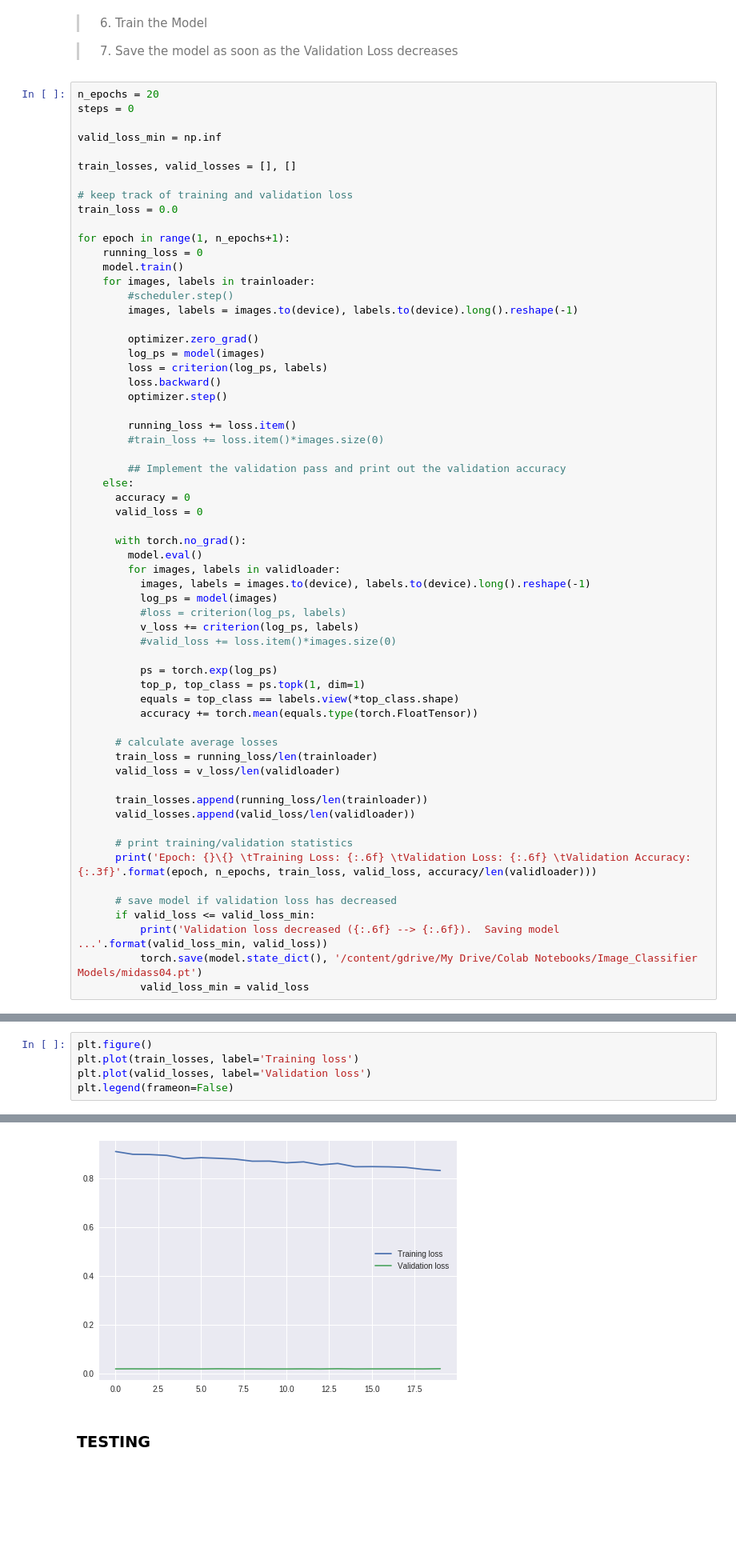
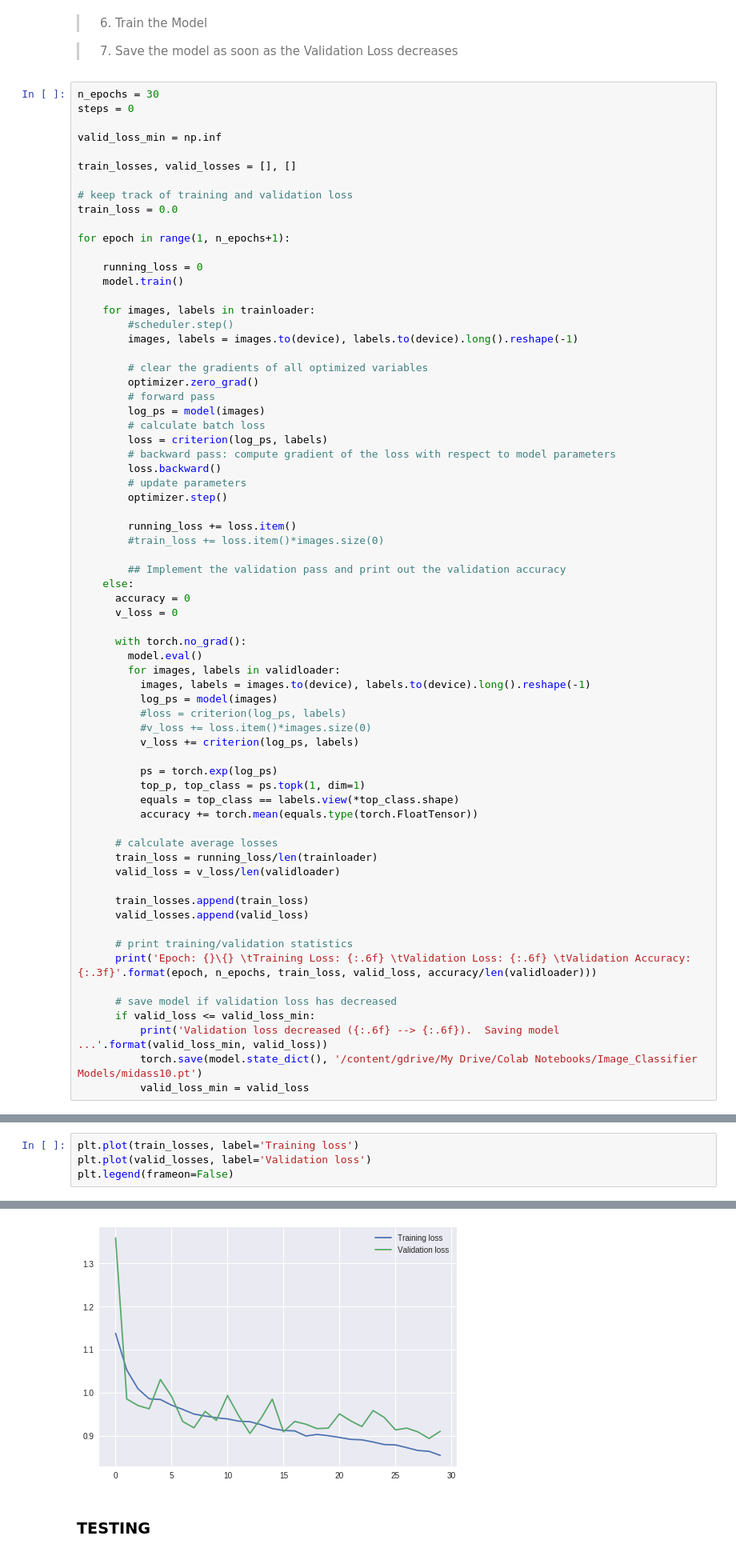
Before and after one commit to kanishk16/routetoMIDASS, a Jupyter notebook: CV_Problem/CV_Problem.ipynb, the cells around one changed output, grey strips where cells are left out. Shown: that part at 80% size. Saved outputs shown, nothing was run; the diff lists cells and outputs as text; blank space fills up the shorter version.

Commit message:
chore: training trial 2 complete

```diff
--- a/CV_Problem/CV_Problem.ipynb
+++ b/CV_Problem/CV_Problem.ipynb
@@ -321,7 +312,7 @@ MnistResNet(
 
 >7. Save the model as soon as the Validation Loss decreases
 # %%
-n_epochs = 20
+n_epochs = 30
 steps = 0
 
 valid_loss_min = np.inf
@@ -332,16 +323,23 @@ train_losses, valid_losses = [], []
 train_loss = 0.0
 
 for epoch in range(1, n_epochs+1):
+
     running_loss = 0
     model.train()
+
     for images, labels in trainloader:
         #scheduler.step()
         images, labels = images.to(device), labels.to(device).long().reshape(-1)
 
+        # clear the gradients of all optimized variables
         optimizer.zero_grad()
+        # forward pass
         log_ps = model(images)
+        # calculate batch loss
         loss = criterion(log_ps, labels)
+        # backward pass: compute gradient of the loss with respect to model parameters
         loss.backward()
+        # update parameters
         optimizer.step()
 
         running_loss += loss.item()
@@ -350,7 +348,7 @@ for epoch in range(1, n_epochs+1):
         ## Implement the validation pass and print out the validation accuracy
     else:
       accuracy = 0
-      valid_loss = 0
+      v_loss = 0
 
       with torch.no_grad():
         model.eval()
@@ -358,8 +356,8 @@ for epoch in range(1, n_epochs+1):
           images, labels = images.to(device), labels.to(device).long().reshape(-1)
           log_ps = model(images)
           #loss = criterion(log_ps, labels)
+          #v_loss += loss.item()*images.size(0)
           v_loss += criterion(log_ps, labels)
-          #valid_loss += loss.item()*images.size(0)
 
           ps = torch.exp(log_ps)
           top_p, top_class = ps.topk(1, dim=1)
@@ -370,8 +368,8 @@ for epoch in range(1, n_epochs+1):
       train_loss = running_loss/len(trainloader)
       valid_loss = v_loss/len(validloader)
 
-      train_losses.append(running_loss/len(trainloader))
-      valid_losses.append(valid_loss/len(validloader))
+      train_losses.append(train_loss)
+      valid_losses.append(valid_loss)
 
       # print training/validation statistics
       print('Epoch: {}\{} \tTraining Loss: {:.6f} \tValidation Loss: {:.6f} \tValidation Accuracy: {:.3f}'.format(epoch, n_epochs, train_loss, valid_loss, accuracy/len(validloader)))
@@ -379,6 +377,6 @@ for epoch in range(1, n_epochs+1):
       # save model if validation loss has decreased
       if valid_loss <= valid_loss_min:
           print('Validation loss decreased ({:.6f} --> {:.6f}).  Saving model ...'.format(valid_loss_min, valid_loss))
-          torch.save(model.state_dict(), '/content/gdrive/My Drive/Colab Notebooks/Image_Classifier Models/midass04.pt')
+          torch.save(model.state_dict(), '/content/gdrive/My Drive/Colab Notebooks/Image_Classifier Models/midass10.pt')
           valid_loss_min = valid_loss
 # %% [output]
@@ -402,11 +400,10 @@ Epoch: 20\20    Training Loss: 0.832613         Validation Loss: 0.963191
 # %%
-plt.figure()
 plt.plot(train_losses, label='Training loss')
 plt.plot(valid_losses, label='Validation loss')
 plt.legend(frameon=False)
 # %% [output]
 <matplotlib.legend.Legend at 0x...>
-[figure, old version]
+[figure, new version]
 # %% [markdown]
 ### TESTING
 # %%
```
Also changed, not shown: parts of 14 cells of this notebook.
